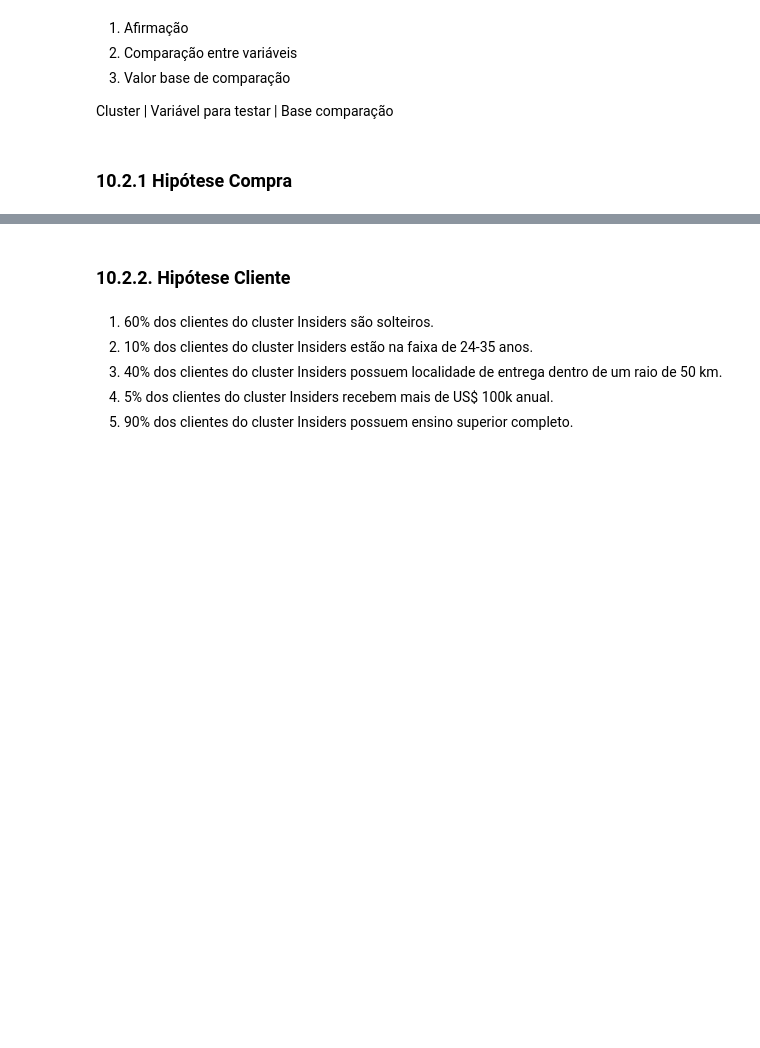
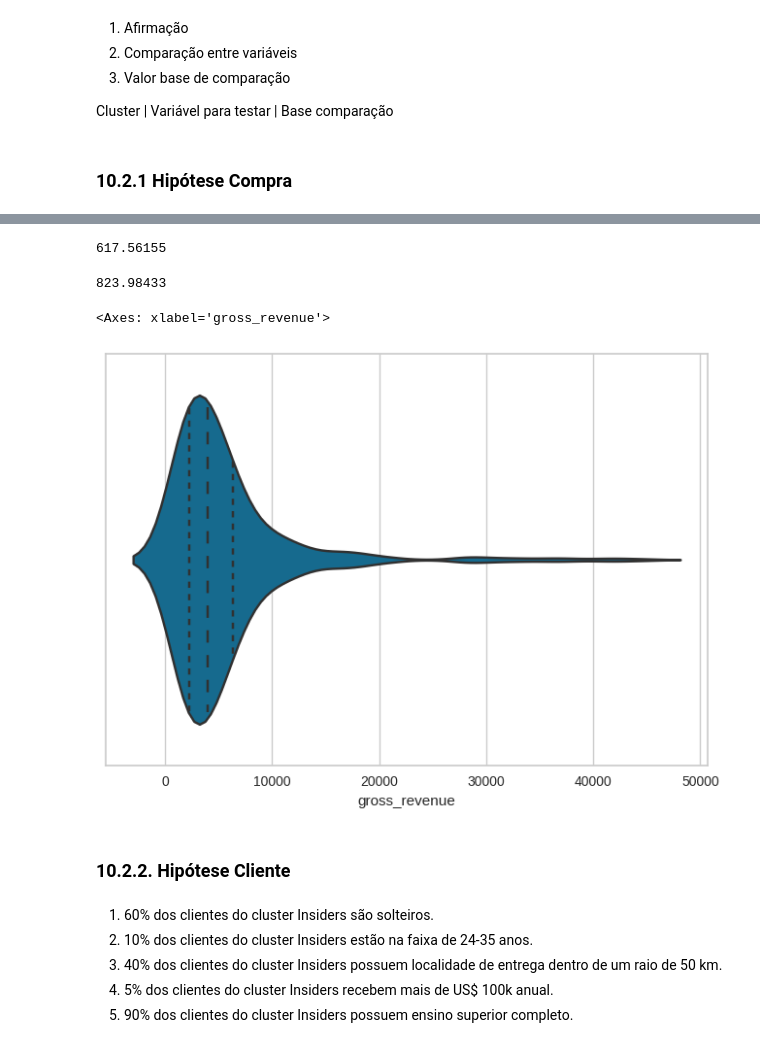
Before and after one commit to ezequielpf/insiders_clustering, a Jupyter notebook: notebooks/cicle_10_insiders_clustering.ipynb, the cells around one changed output, grey strips where cells are left out. Saved outputs shown, nothing was run; the diff lists cells and outputs as text; code cells hidden in the pictures; blank space fills up the shorter version.

```diff
--- a/notebooks/cicle_10_insiders_clustering.ipynb
+++ b/notebooks/cicle_10_insiders_clustering.ipynb
@@ -1387,3 +1399,6 @@ df_clusters.sort_values(by=['gross_revenue'], ascending=False)
 ---
 # %% [markdown]
 # 10. Exploratory Data Analisys
+# %%
+df10 = df92.copy()
+df10.head()
@@ -1414,3 +1488,16 @@ Cluster | Variável para testar | Base comparação
+# %%
+np.percentile(df10.query('cluster == 5')['gross_revenue'], q=0.1)
+# %% [output]
+617.56155
+# %%
+np.percentile(df10.query('cluster == 5')['gross_revenue'], q=0.9)
+# %% [output]
+823.98433
+# %%
+sns.violinplot(x=df10.query('cluster == 5 & gross_revenue < 50000')['gross_revenue'], inner='quart')
+# %% [output]
+<Axes: xlabel='gross_revenue'>
+[figure, added]
 # %% [markdown]
 ### 10.2.2. Hipótese Cliente
 # %% [markdown]
```
Also changed, not shown: parts of 39 cells of this notebook, 4 other files.
